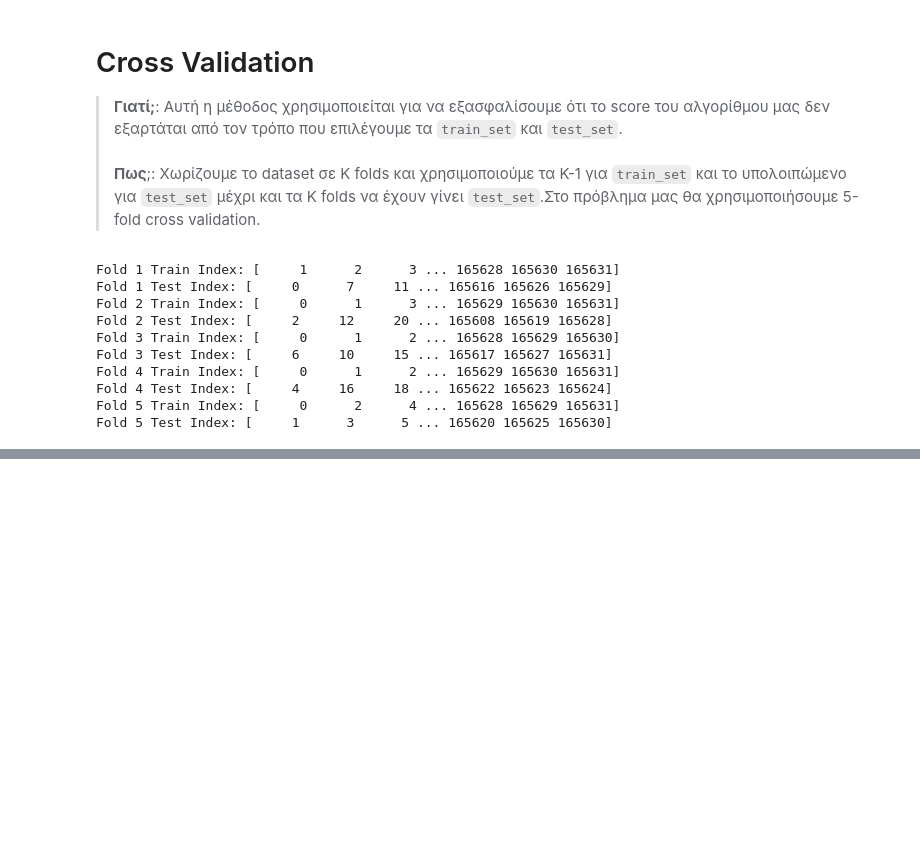
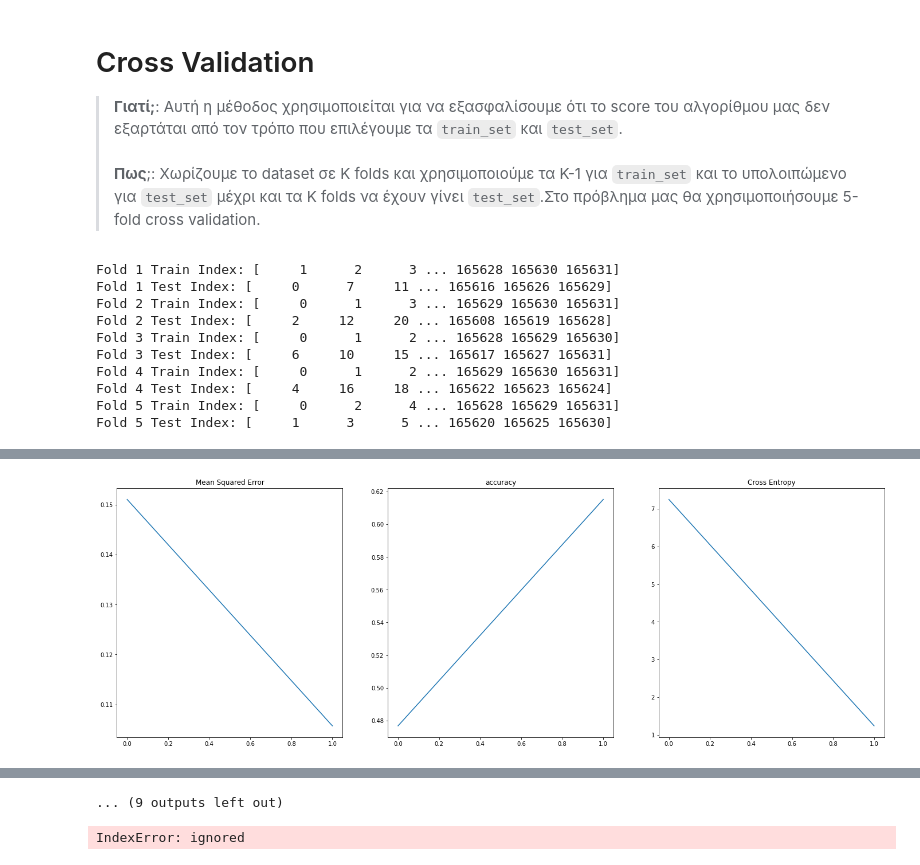
Before and after one commit to alexva1/Computational_Intelligence, a Jupyter notebook: notebook/Code.ipynb, the cells around one changed output, grey strips where cells are left out. Saved outputs shown, nothing was run; the diff lists cells and outputs as text; code cells hidden in the pictures; blank space fills up the shorter version.

Commit message:
Δημιουργήθηκε με το Colaboratory

```diff
--- a/notebook/Code.ipynb
+++ b/notebook/Code.ipynb
@@ -85 +109,23 @@ Fold 5 Test Index: [     1      3      5 ... 165620 165625 165630]
+# %%
+#np.mean(history, axis=0)
+def average(history):
+  avg_mse = []
+  avg_accuracy = []
+  avg_crossentropy = []
+
+  temp_mse = 0
+  temp_accuracy = 0
+  temp_crossentropy = 0
+  for j in range(epoch):
+    temp_mse = 0
+    temp_accuracy = 0
+    temp_crossentropy = 0
+    for i in range(5):
+      temp_mse += history[i].history['mse'][j]/5
+      temp_accuracy += history[i].history['accuracy'][j]/5
+      temp_crossentropy += history[i].history['loss'][j]/5
+    avg_mse.append(temp_mse)
+    avg_accuracy.append(temp_accuracy)
+    avg_crossentropy.append(temp_crossentropy)
+  return [avg_mse,avg_accuracy,avg_crossentropy]
 # %%
@@ -135,0 +187,19 @@ Epoch 7/10
+# %%
+import matplotlib.pyplot as plt
+from google.colab import widgets
+from google.colab import output
+
+
+tb = widgets.TabBar([str(i) for i in range(3)])
+for i in range(3):
+  with tb.output_to(i, select=(i < 3)):
+    fig, axes = plt.subplots(nrows=1, ncols=3, figsize=(24, 8))
+    axes[0].plot(avg_history[i][0])
+    axes[0].set_title('Mean Squared Error')
+
+    axes[1].plot(avg_history[i][1])
+    axes[1].set_title('accuracy')
+
+    axes[2].plot(avg_history[i][2])
+    axes[2].set_title('Cross Entropy')
+# %% [output]
@@ -135,0 +213 @@ Epoch 7/10
+[figure, added]
@@ -135,0 +218,9 @@ Epoch 7/10
+... (9 outputs left out)
+# %%
+#print the average of metrics
+avg_metrics = np.mean(metrics, axis=0)
+print(f'For O nodes; Average loss: {avg_metrics[0][0]}, Average accuracy: {avg_metrics[0][1]}, Average MSE: {avg_metrics[0][2]}')
+print(f'For (I+0)/2 nodes; Average loss: {avg_metrics[1][0]}, Average accuracy: {avg_metrics[1][1]}, Average MSE: {avg_metrics[1][2]}')
+print(f'For I+O nodes; Average loss: {avg_metrics[2][0]}, Average accuracy: {avg_metrics[2][1]}, Average MSE: {avg_metrics[2][2]}')
+# %% [output]
+IndexError: ignored
```
Also changed, not shown: parts of 5 cells of this notebook.
